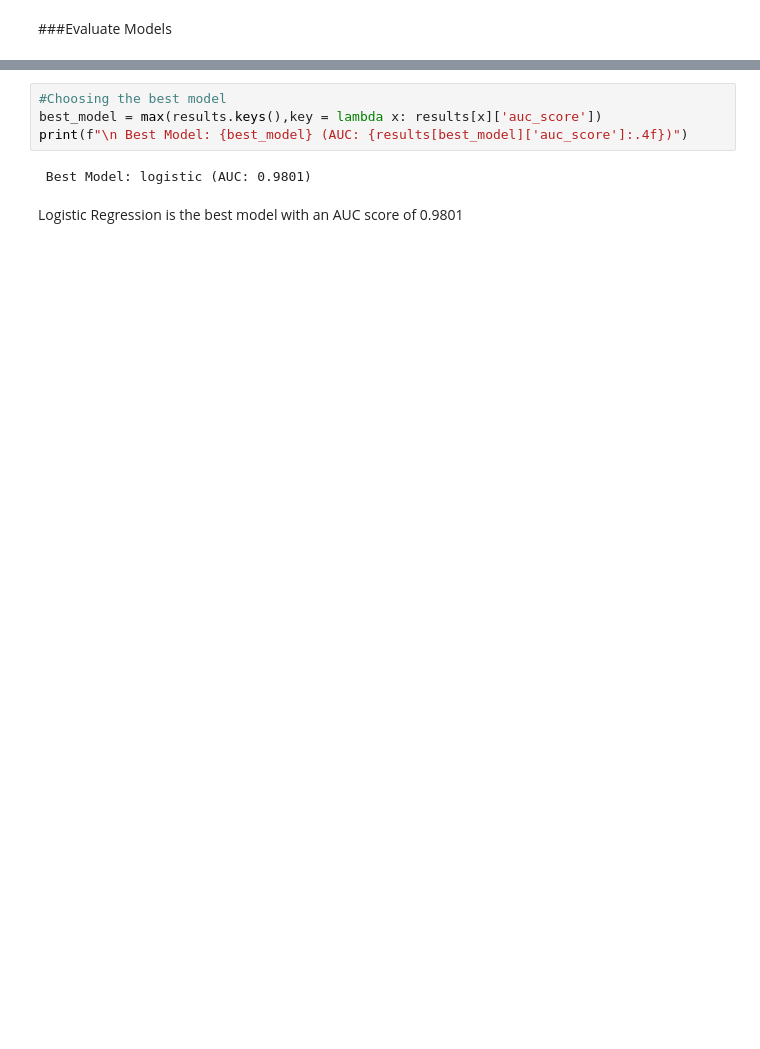
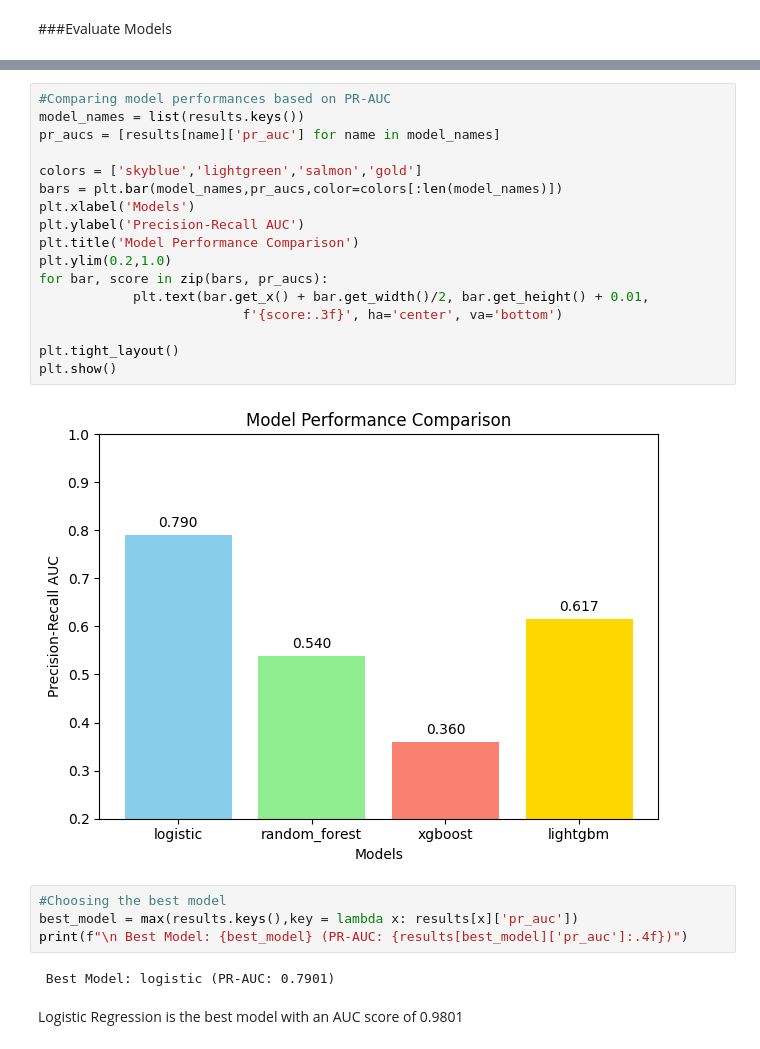
Before and after one commit to trideep126/Business_Case_Studies, a Jupyter notebook: PayPal/notebooks/model_comparison_and_evaluation.ipynb, the cells around one changed output, grey strips where cells are left out. Cells and saved outputs as stored; diff of their text form; blank space fills up the shorter version.

```diff
--- a/PayPal/notebooks/model_comparison_and_evaluation.ipynb
+++ b/PayPal/notebooks/model_comparison_and_evaluation.ipynb
@@ -115,8 +153,27 @@ plt.show()
+# %%
+#Comparing model performances based on PR-AUC
+model_names = list(results.keys())
+pr_aucs = [results[name]['pr_auc'] for name in model_names]
+
+colors = ['skyblue','lightgreen','salmon','gold']
+bars = plt.bar(model_names,pr_aucs,color=colors[:len(model_names)])
+plt.xlabel('Models')
+plt.ylabel('Precision-Recall AUC')
+plt.title('Model Performance Comparison')
+plt.ylim(0.2,1.0)
+for bar, score in zip(bars, pr_aucs):
+            plt.text(bar.get_x() + bar.get_width()/2, bar.get_height() + 0.01,
+                          f'{score:.3f}', ha='center', va='bottom')
+
+plt.tight_layout()
+plt.show()
+# %% [output]
+[figure, added]
 # %%
 #Choosing the best model
-best_model = max(results.keys(),key = lambda x: results[x]['auc_score'])
-print(f"\n Best Model: {best_model} (AUC: {results[best_model]['auc_score']:.4f})")
+best_model = max(results.keys(),key = lambda x: results[x]['pr_auc'])
+print(f"\n Best Model: {best_model} (PR-AUC: {results[best_model]['pr_auc']:.4f})")
 # %% [output]
- Best Model: logistic (AUC: 0.9801)
+ Best Model: logistic (PR-AUC: 0.7901)
 # %% [markdown]
 Logistic Regression is the best model with an AUC score of 0.9801
```
Also changed, not shown: parts of 9 cells of this notebook, 1 other file.
